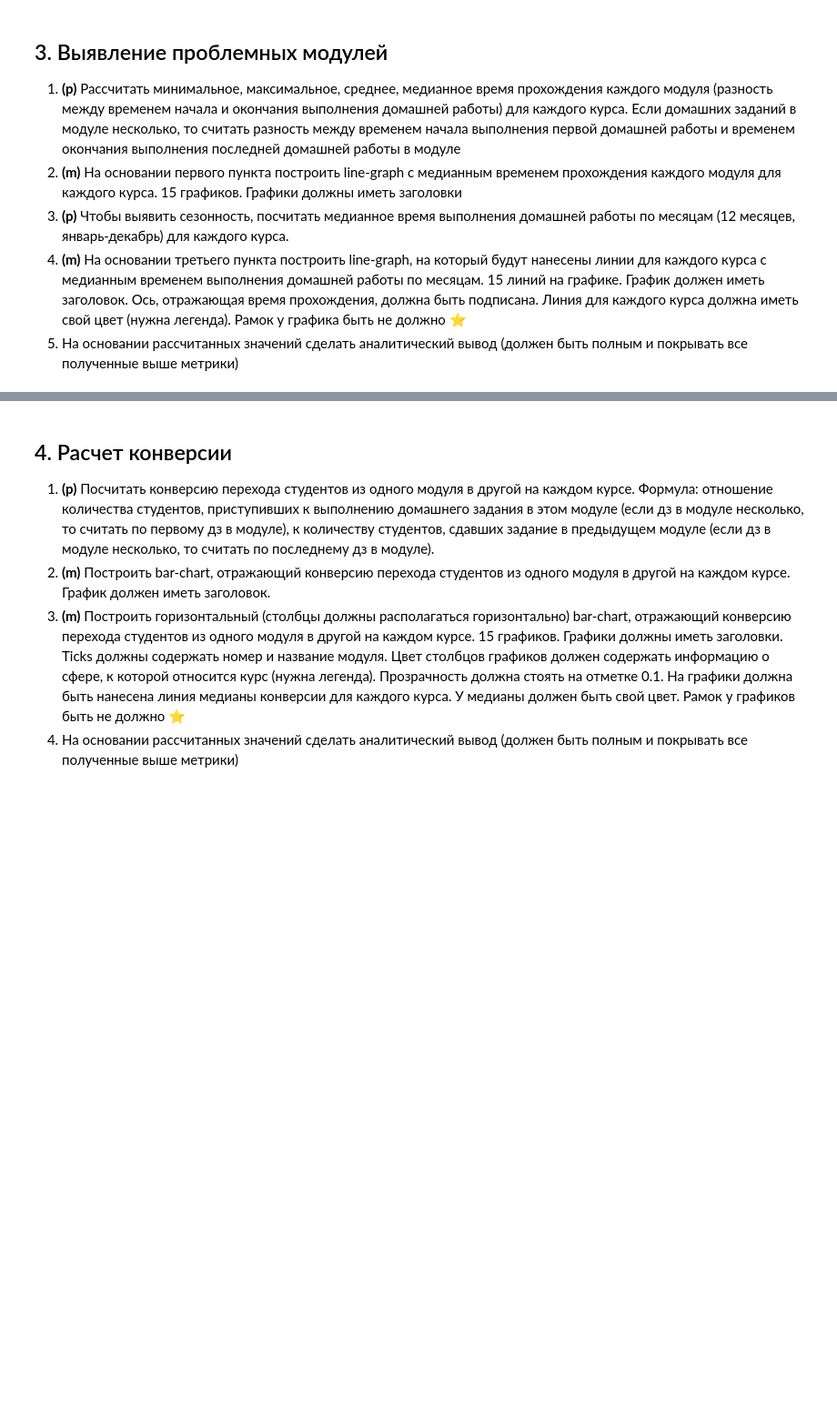
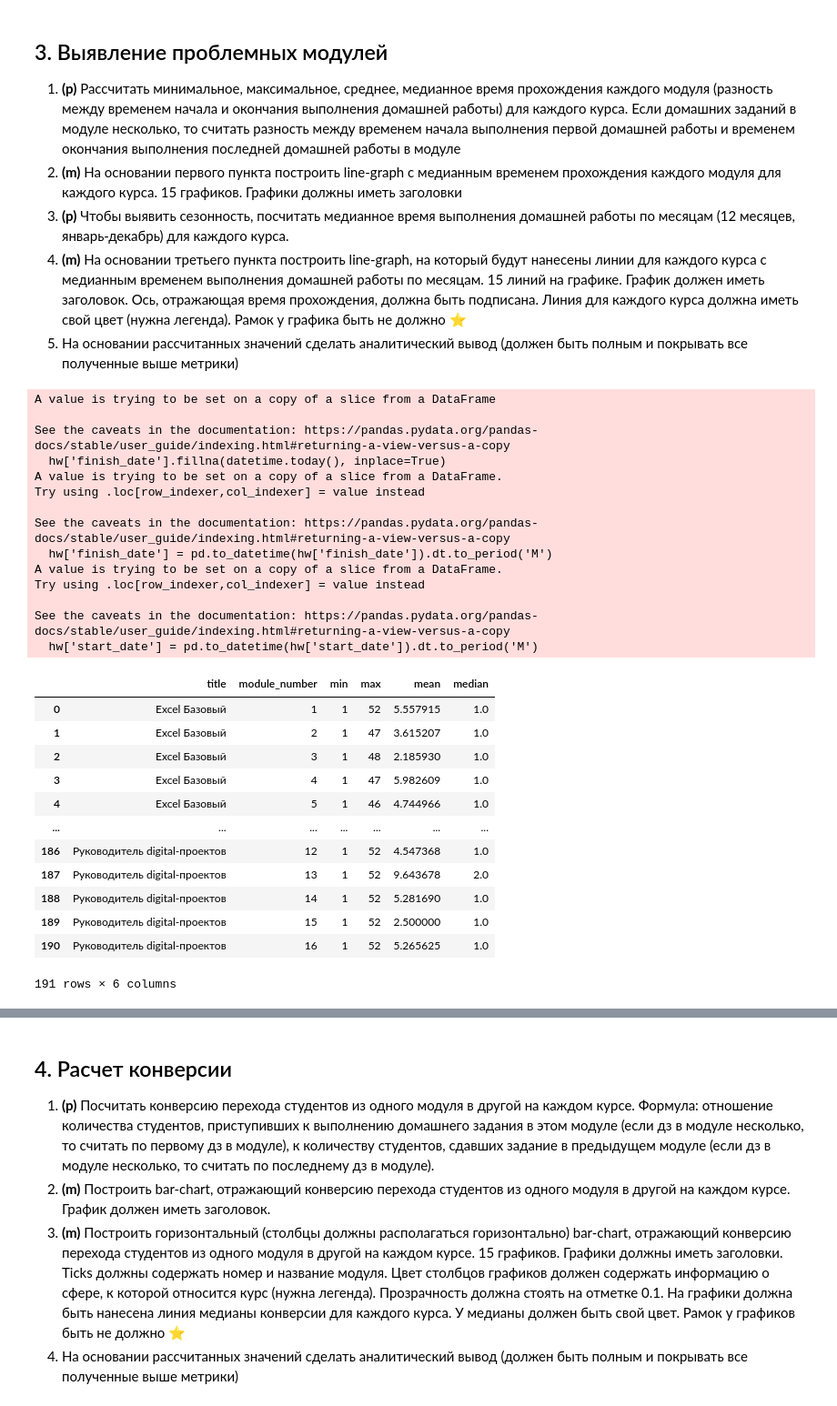
Before and after one commit to SergioKramer/Course_Analyst, a Jupyter notebook: Coursework_analytics_1_kramer.ipynb, the cells around one changed output, grey strips where cells are left out. Shown at 91% size. Drawn from its saved outputs; the diff is of its cells as text; code cells hidden in the pictures; blank space fills up the shorter version.

```diff
--- a/Coursework_analytics_1_kramer.ipynb
+++ b/Coursework_analytics_1_kramer.ipynb
@@ -393,0 +377,40 @@ plt.show()
+# %%
+# Подготовка данных
+
+hw = df[df['is_homework'] == True]
+hw['finish_date'].fillna(datetime.today(), inplace=True)
+hw['finish_date'] = pd.to_datetime(hw['finish_date']).dt.to_period('M')
+hw['start_date'] = pd.to_datetime(hw['start_date']).dt.to_period('M')
+
+hw2 = hw.groupby(['title', 'module_number', 'progress_id']).agg({'start_date' : lambda x: min(x),'finish_date' : lambda x: max(x)})
+hw2['distance'] = (hw2['finish_date'].astype(int) - hw2['start_date'].astype(int)+1)
+hw3 = hw2.groupby(['title', 'module_number'])['distance'].agg(['min', 'max', 'mean', 'median']).reset_index()
+hw3
+# %% [output]
+A value is trying to be set on a copy of a slice from a DataFrame
+
+See the caveats in the documentation: https://pandas.pydata.org/pandas-docs/stable/user_guide/indexing.html#returning-a-view-versus-a-copy
+  hw['finish_date'].fillna(datetime.today(), inplace=True)
+A value is trying to be set on a copy of a slice from a DataFrame.
+Try using .loc[row_indexer,col_indexer] = value instead
+
+See the caveats in the documentation: https://pandas.pydata.org/pandas-docs/stable/user_guide/indexing.html#returning-a-view-versus-a-copy
+  hw['finish_date'] = pd.to_datetime(hw['finish_date']).dt.to_period('M')
+A value is trying to be set on a copy of a slice from a DataFrame.
+Try using .loc[row_indexer,col_indexer] = value instead
+
+See the caveats in the documentation: https://pandas.pydata.org/pandas-docs/stable/user_guide/indexing.html#returning-a-view-versus-a-copy
+  hw['start_date'] = pd.to_datetime(hw['start_date']).dt.to_period('M')
+|  | title | module_number | min | max | mean | median |
+| 0 | Excel Базовый | 1 | 1 | 52 | 5.557915 | 1.0 |
+| 1 | Excel Базовый | 2 | 1 | 47 | 3.615207 | 1.0 |
+| 2 | Excel Базовый | 3 | 1 | 48 | 2.185930 | 1.0 |
+| 3 | Excel Базовый | 4 | 1 | 47 | 5.982609 | 1.0 |
+| 4 | Excel Базовый | 5 | 1 | 46 | 4.744966 | 1.0 |
+| ... | ... | ... | ... | ... | ... | ... |
+| 186 | Руководитель digital-проектов | 12 | 1 | 52 | 4.547368 | 1.0 |
+| 187 | Руководитель digital-проектов | 13 | 1 | 52 | 9.643678 | 2.0 |
+| 188 | Руководитель digital-проектов | 14 | 1 | 52 | 5.281690 | 1.0 |
+| 189 | Руководитель digital-проектов | 15 | 1 | 52 | 2.500000 | 1.0 |
+| 190 | Руководитель digital-проектов | 16 | 1 | 52 | 5.265625 | 1.0 |
+191 rows × 6 columns
```
Also changed, not shown: parts of 8 cells of this notebook.
